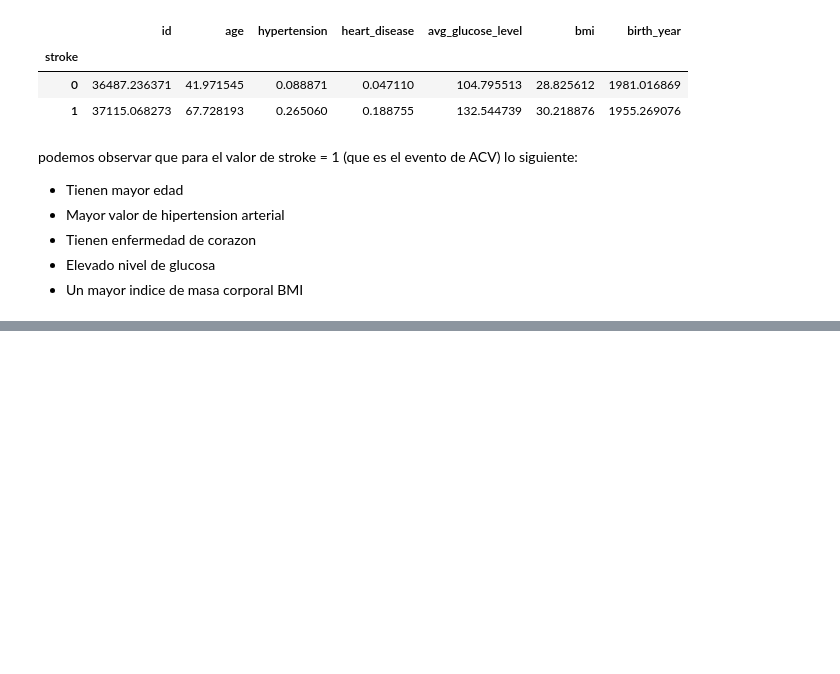
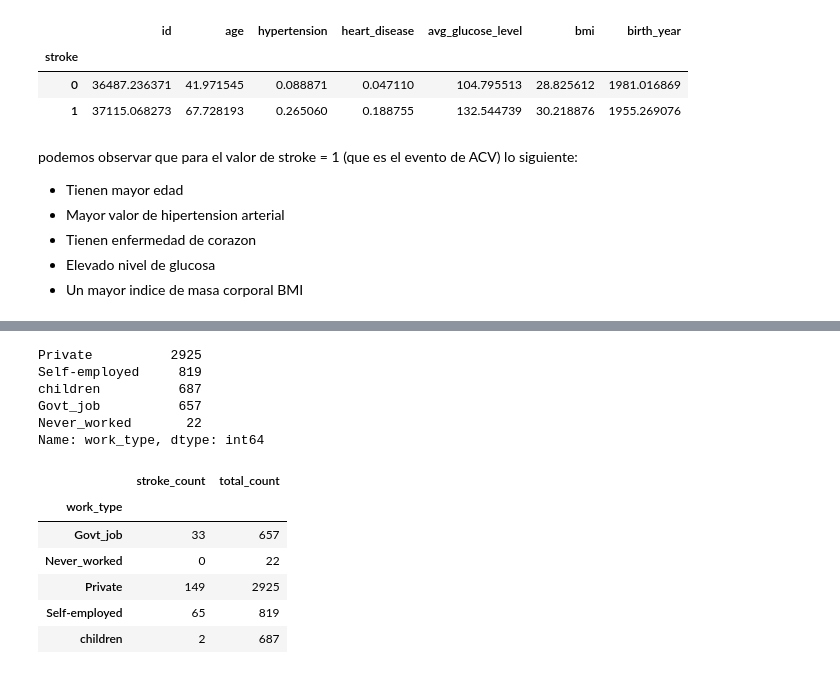
Before and after one commit to CarlosLeguiz/StrokePrediction, a Jupyter notebook: StrokePrediction.ipynb, the cells around one changed output, grey strips where cells are left out. Drawn from its saved outputs; the diff is of its cells as text; code cells hidden in the pictures; blank space fills up the shorter version.

```diff
--- a/StrokePrediction.ipynb
+++ b/StrokePrediction.ipynb
@@ -160,0 +206,19 @@ podemos observar que para el valor de stroke = 1 (que es el evento de ACV) lo si
+# %%
+df.work_type.value_counts() # obtenemos la cantidad de pacientes en cada tipo de trabajo
+# %% [output]
+Private          2925
+Self-employed     819
+children          687
+Govt_job          657
+Never_worked       22
+Name: work_type, dtype: int64
+# %%
+df.groupby('work_type')['stroke'].agg(stroke_count='sum', total_count='count') #hacemos una cuenta de cuantos trabajadores de cada tipo tuvieron o no un ataque
+# %% [output]
+|  | stroke_count | total_count |
+| work_type |  |  |
+| Govt_job | 33 | 657 |
+| Never_worked | 0 | 22 |
+| Private | 149 | 2925 |
+| Self-employed | 65 | 819 |
+| children | 2 | 687 |
```
Also changed, not shown: parts of 4 cells of this notebook.
